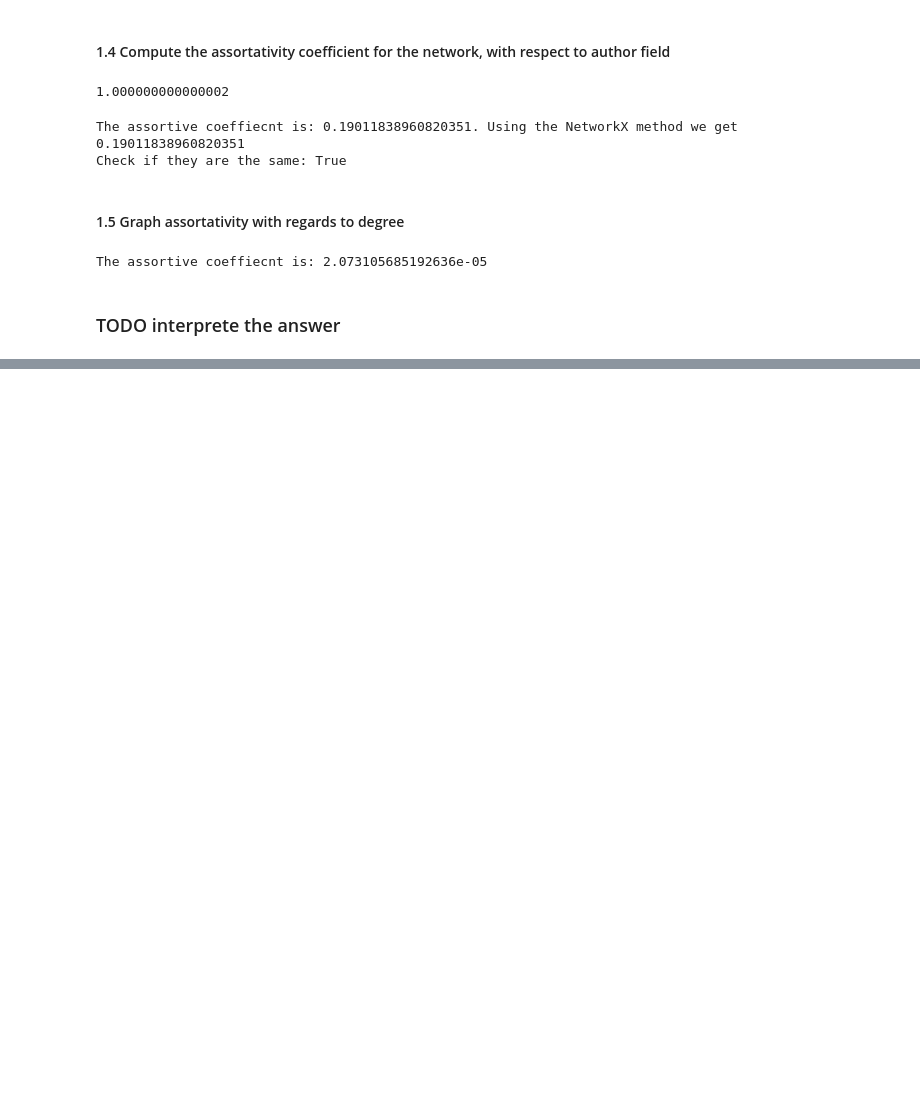
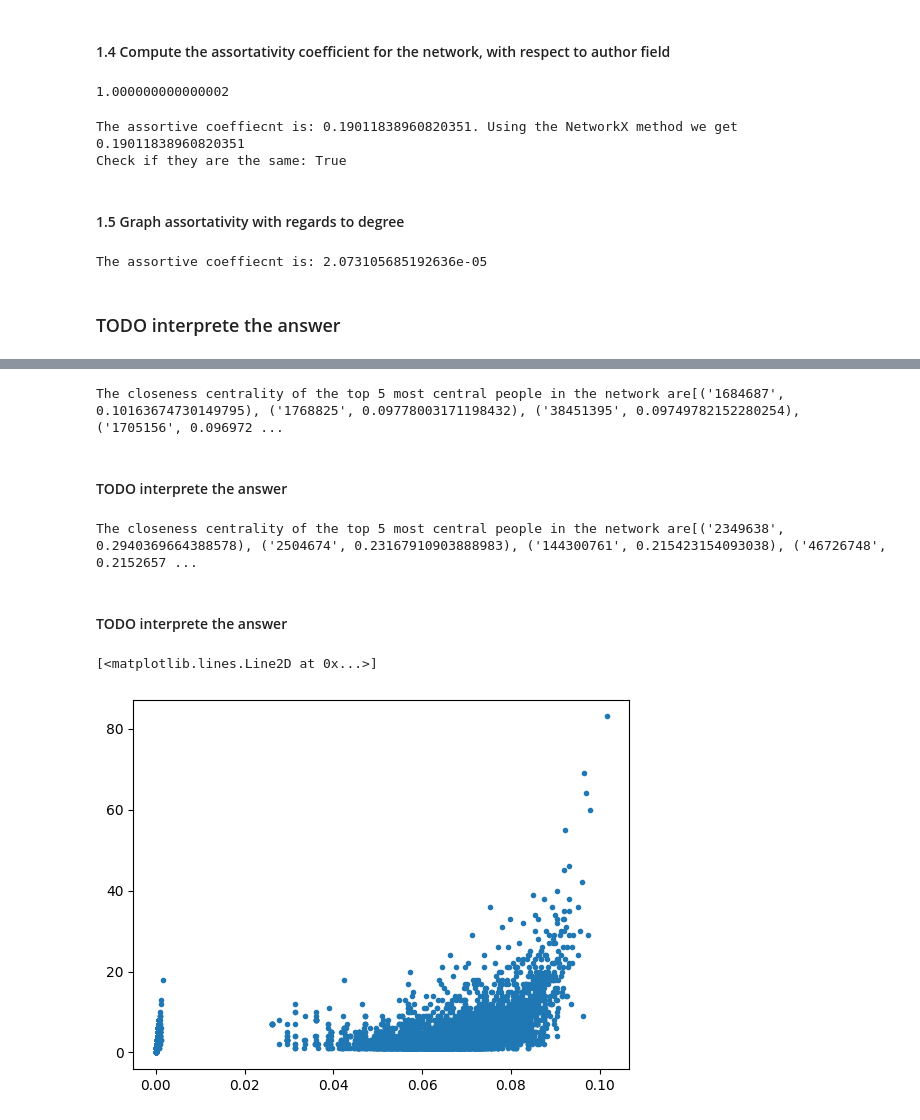
Before and after one commit to davidAlvaBro/comsocsci2023, a Jupyter notebook: week_6.ipynb, the cells around one changed output, grey strips where cells are left out. Saved outputs shown, nothing was run; the diff lists cells and outputs as text; code cells hidden in the pictures; blank space fills up the shorter version.

```diff
--- a/week_6.ipynb
+++ b/week_6.ipynb
@@ -178,0 +182,9 @@ The assortive coeffiecnt is: 2.073105685192636e-05
+# %%
+closeness_dict = nx.closeness_centrality(CSS_graph)
+# %%
+top_5_closeness = sorted(closeness_dict.items(), key=lambda x: x[1], reverse=True)[:5]
+print(f'The closeness centrality of the top 5 most central people in the network are{top_5_closeness}')
+# %% [output]
+The closeness centrality of the top 5 most central people in the network are[('1684687', 0.10163674730149795), ('1768825', 0.09778003171198432), ('38451395', 0.09749782152280254), ('1705156', 0.096972 ...
+# %% [markdown]
+#### TODO interprete the answer
@@ -178,0 +193,22 @@ The assortive coeffiecnt is: 2.073105685192636e-05
+# %%
+top_5_eigenvector = sorted(eigenvector_dict.items(), key=lambda x: x[1], reverse=True)[:5]
+print(f'The closeness centrality of the top 5 most central people in the network are{top_5_eigenvector}')
+# %% [output]
+The closeness centrality of the top 5 most central people in the network are[('2349638', 0.2940369664388578), ('2504674', 0.23167910903888983), ('144300761', 0.215423154093038), ('46726748', 0.2152657 ...
+# %% [markdown]
+#### TODO interprete the answer
+# %%
+closeness = list(closeness_dict.values())
+degree = list(dict(nx.degree(CSS_graph)).values())
+
+#check if the keys are the same order
+"""
+for i,j in zip(closeness, degree):
+    if not i == j:
+        print('debug')
+"""
+
+plt.plot(closeness,degree, '.')
+# %% [output]
+[<matplotlib.lines.Line2D at 0x...>]
+[figure, added]
```
Also changed, not shown: parts of 3 cells of this notebook.
